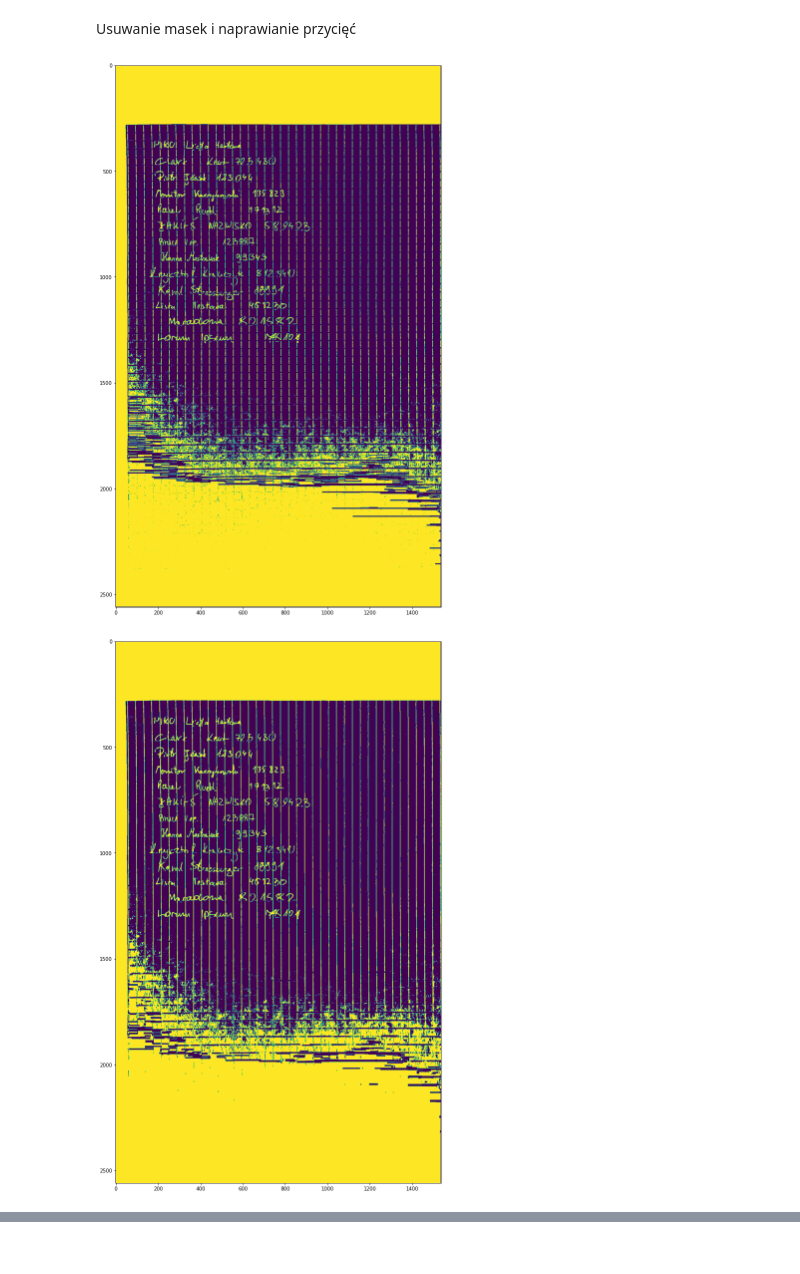
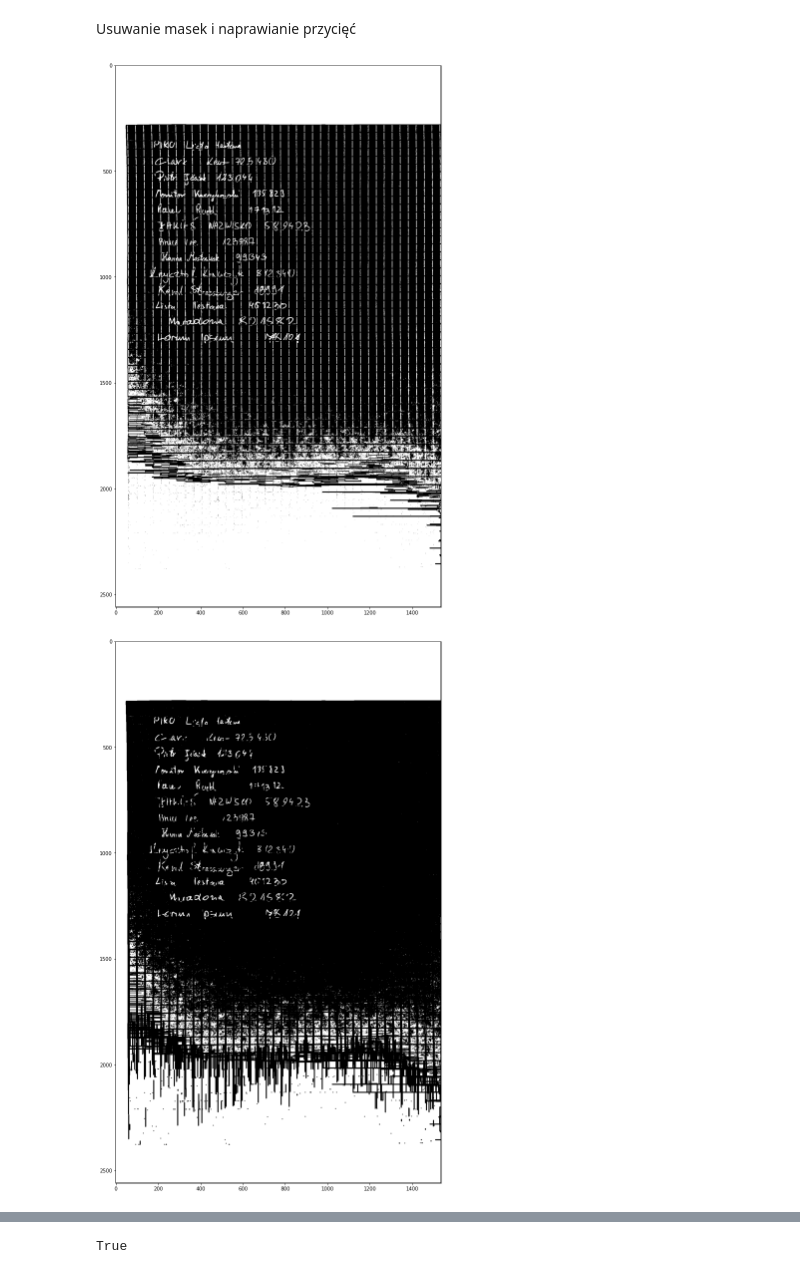
Before and after one commit to PUT-II/Computer-Vision-Project-2, a Jupyter notebook: remove_lines.ipynb, the cells around one changed output, grey strips where cells are left out. Saved outputs shown, nothing was run; the diff lists cells and outputs as text; code cells hidden in the pictures.

```diff
--- a/remove_lines.ipynb
+++ b/remove_lines.ipynb
@@ -4,11 +29,11 @@ Wczytywanie obrazka i progowanie
 import cv2
 from matplotlib import pyplot as plt
 
-image = cv2.imread('data_wieloch/img_1.jpg',0)
+image = cv2.imread('data/img_1.jpg', cv2.IMREAD_GRAYSCALE)
 # thresh = cv2.threshold(image, 0, 255, cv2.THRESH_BINARY_INV + cv2.THRESH_OTSU)[1]
-ret, thresh = cv2.threshold(image, 145, 255, cv2.THRESH_BINARY_INV)
+_, thresh = cv2.threshold(image, 145, 255, cv2.THRESH_BINARY_INV)
 # bw = adaptiveThreshold(img, 255, ADAPTIVE_THRESH_MEAN_C, THRESH_BINARY, 15, -2)
-plt.figure(figsize=(20,20))
-plt.imshow(thresh)
+plt.figure(figsize=(20, 20))
+plt.imshow(thresh, cmap='gray')
 plt.show()
 # %% [output]
@@ -32,13 +54,13 @@ plt.show()
 Pionowe linie
 # %%
 vertical_size = int(thresh.shape[0] / 30)
-vertical_structure = cv2.getStructuringElement(cv2.MORPH_RECT, (2, vertical_size))
+vertical_structure = cv2.getStructuringElement(cv2.MORPH_RECT, (1, vertical_size))
 vertical_mask = cv2.morphologyEx(thresh, cv2.MORPH_OPEN, vertical_structure)
-# vertical = erode(vertical, vertical_structure, (-1, -1))
-# vertical = dilate(vertical, vertical_structure, (1, -1))
-# vertical = dilate(vertical,np.ones((5, 5), np.uint8),iterations=1)
+
+# Contours are easier to detect on reverted mask
+vertical_mask = cv2.bitwise_not(vertical_mask)
 
 plt.figure(figsize=(20, 20))
-plt.imshow(vertical_mask)
+plt.imshow(vertical_mask, cmap='gray')
 plt.show()
 # %% [output]
@@ -46,26 +68,45 @@ plt.show()
 # %% [markdown]
 Usuwanie masek i naprawianie przycięć
 # %%
+import numpy as np
+
+
+def remove_lines(img_, mask_, thickness_):
+    contours_ = cv2.findContours(mask_, cv2.RETR_EXTERNAL, cv2.CHAIN_APPROX_SIMPLE)
+    contours_ = contours_[0] if len(contours_) == 2 else contours_[1]
+    for contour_ in contours_:
+        cv2.drawContours(img_, [contour_], -1, (0, 0, 0), thickness_)
+
 # Remove horizontal
-# horizontal_kernel = cv2.getStructuringElement(cv2.MORPH_RECT, (25,1))
-# detected_lines = cv2.morphologyEx(thresh, cv2.MORPH_OPEN, horizontal_kernel, iterations=10)
-detected_lines = horizontal_mask
-cnts = cv2.findContours(detected_lines, cv2.RETR_EXTERNAL, cv2.CHAIN_APPROX_SIMPLE)
-cnts = cnts[0] if len(cnts) == 2 else cnts[1]
-for c in cnts:
-    cv2.drawContours(thresh, [c], -1, (0,0,0), 2)
+remove_lines(thresh, horizontal_mask, 2)
 
 plt.figure(figsize=(20, 20))
-plt.imshow(thresh)
+plt.imshow(thresh, cmap='gray')
+plt.show()
+
+# Remove vertical
+remove_lines(thresh, vertical_mask, 3)
+
+plt.figure(figsize=(20, 20))
+plt.imshow(thresh, cmap='gray')
 plt.show()
 
 # Repair image
-repair_kernel = cv2.getStructuringElement(cv2.MORPH_RECT, (1,6))
-result = 0 + cv2.morphologyEx(0 + thresh, cv2.MORPH_CLOSE, repair_kernel, iterations=1)
+repair_kernel = cv2.getStructuringElement(cv2.MORPH_RECT, (1, 6))
+result = cv2.morphologyEx(thresh, cv2.MORPH_CLOSE, repair_kernel, iterations=1)
+
+repair_kernel = cv2.getStructuringElement(cv2.MORPH_RECT, (6, 1))
+result = cv2.morphologyEx(result, cv2.MORPH_CLOSE, repair_kernel, iterations=1)
+
+# Alternative solution for removal of residual horizontal lines
+# result_structure = cv2.getStructuringElement(cv2.MORPH_RECT, (2, 2))
+# result = cv2.morphologyEx(result, cv2.MORPH_OPEN, result_structure)
 
 plt.figure(figsize=(20, 20))
-plt.imshow(result)
+plt.imshow(result, cmap='gray')
 plt.show()
+
+cv2.imwrite("dupa.png", result)
 # %% [output]
-[figure, old version]
+[figure, new version]
-[figure, old version]
+[figure, new version]
@@ -71,0 +114 @@ plt.show()
+True
```
Also changed, not shown: parts of 5 cells of this notebook, 1 other file.
